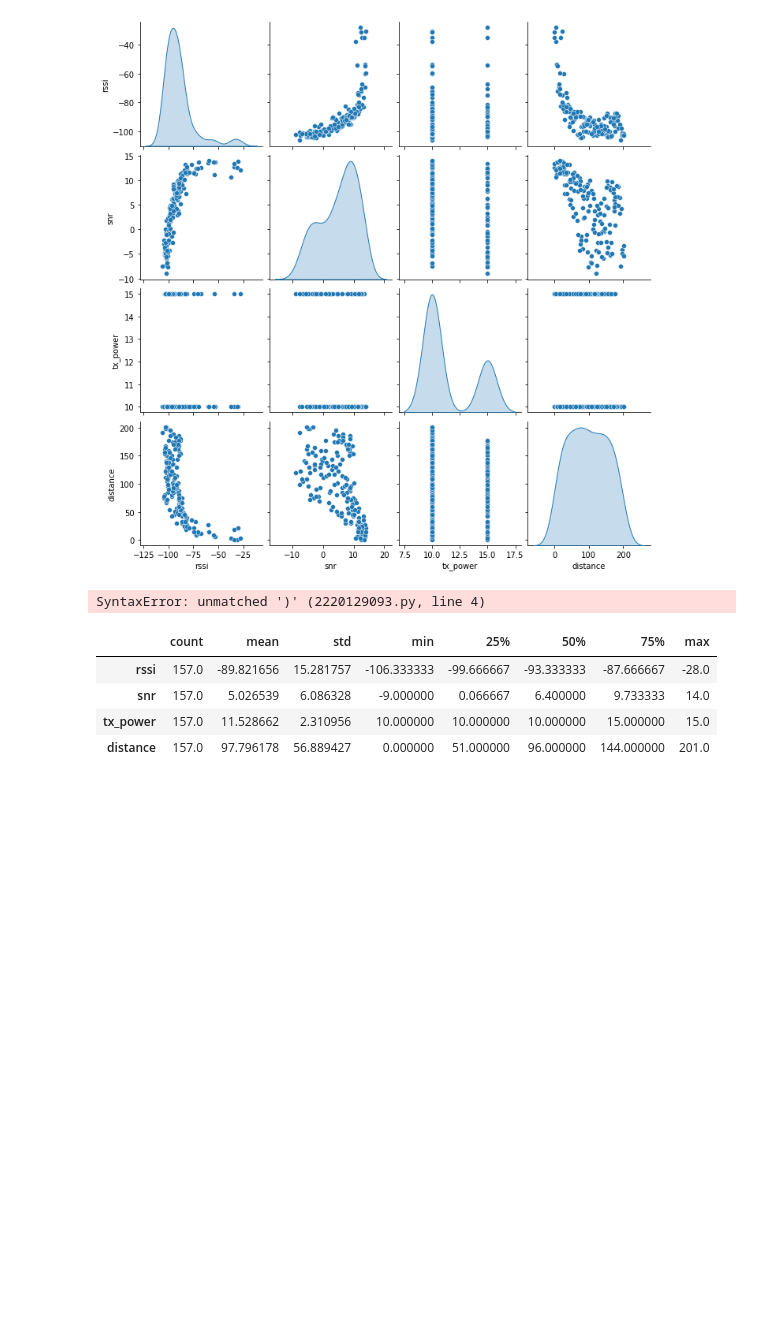
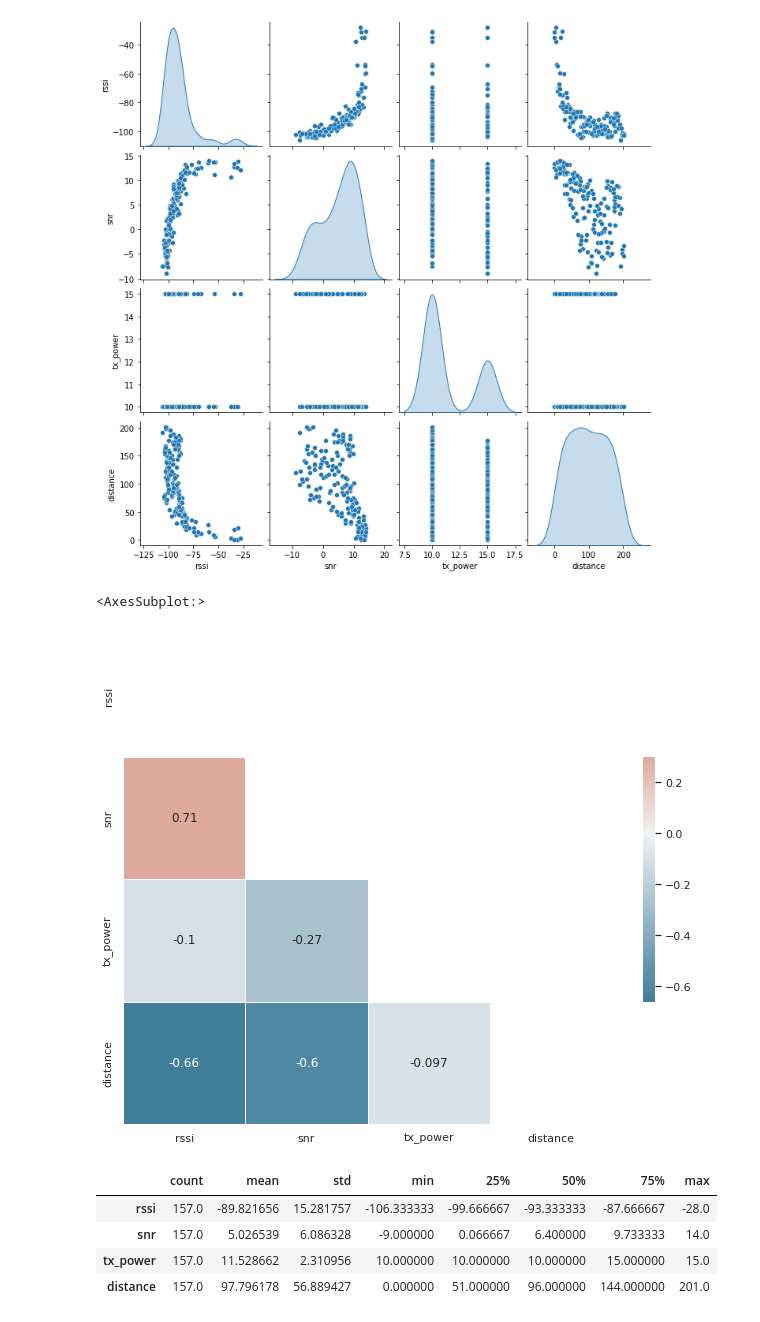
Before and after one commit to mjlaurent6/model-rssi-to-distance, a Jupyter notebook: main.ipynb, the cells around one changed output. Saved outputs shown, nothing was run; the diff lists cells and outputs as text; code cells hidden in the pictures; blank space fills up the shorter version.

```diff
--- a/main.ipynb
+++ b/main.ipynb
@@ -93,23 +93,24 @@ sns.pairplot(train_dataset[['rssi', 'snr', 'tx_power','distance']], diag_kind='k
 # %%
 sns.set_theme(style="white")
 
 # Compute the correlation matrix
 corr = df.corr()
 
 # Generate a mask for the upper triangle
 mask = np.triu(np.ones_like(corr, dtype=bool))
 
 # Set up the matplotlib figure
 f, ax = plt.subplots(figsize=(11, 9))
 
 # Generate a custom diverging colormap
 cmap = sns.diverging_palette(230, 20, as_cmap=True)
 
 # Draw the heatmap with the mask and correct aspect ratio
 sns.heatmap(corr, mask=mask, cmap=cmap, vmax=.3, center=0,
-            square=True, linewidths=.5, cbar_kws={"shrink": .5})
+            square=True, linewidths=.5, cbar_kws={"shrink": .5}, annot=True)
 # %% [output]
-SyntaxError: unmatched ')' (2220129093.py, line 4)
+<AxesSubplot:>
+[figure, added]
 # %%
 train_dataset.describe().transpose()
 # %% [output]
```
